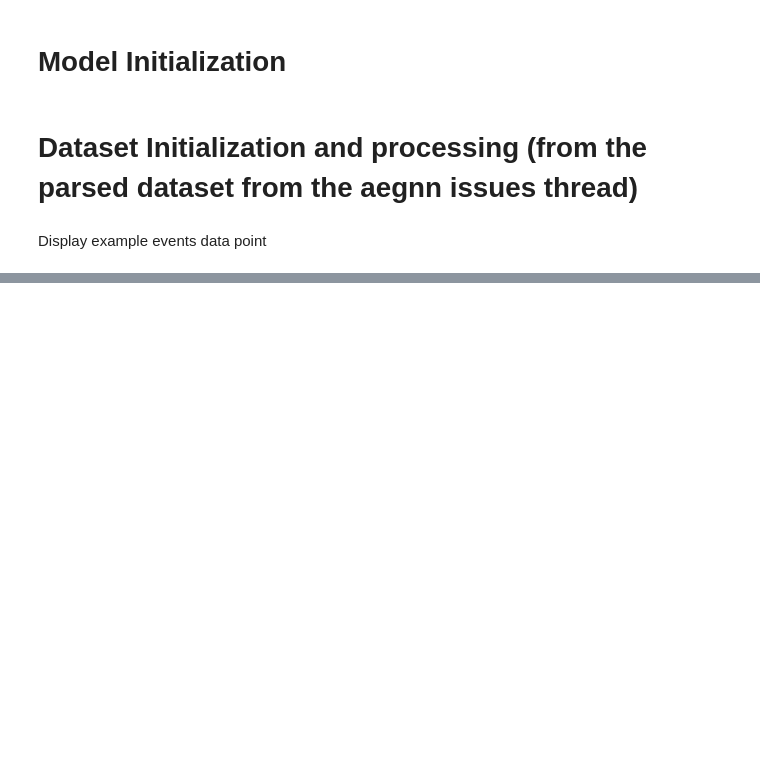
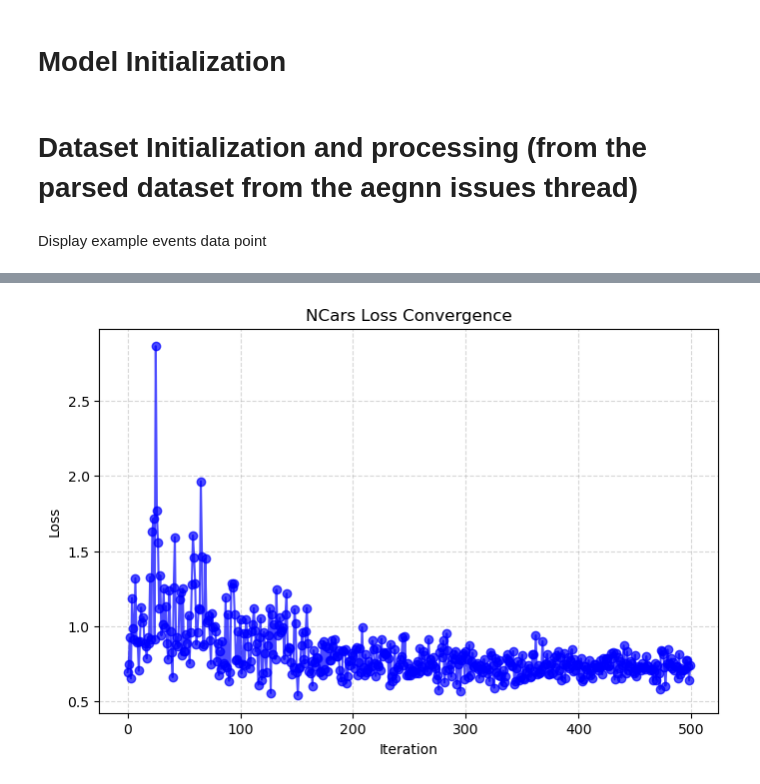
Before and after one commit to BPasak/GNNBenchmark, a Jupyter notebook: src/Examples/AEGNN_On_NCaltech.ipynb, the cells around one changed output, grey strips where cells are left out. Drawn from its saved outputs; the diff is of its cells as text; code cells hidden in the pictures; blank space fills up the shorter version.

Commit message:
Added the loss visualization to the AEGNN Training

```diff
--- a/src/Examples/AEGNN_On_NCaltech.ipynb
+++ b/src/Examples/AEGNN_On_NCaltech.ipynb
@@ -37,8 +39,8 @@ def transform_graph(graph: PyGData) -> PyGData:
 # Dataset Initialization and processing (from the parsed dataset from the aegnn issues thread)
 # %%
 #Instantiating the ncaltech dataset
-ncaltech = NCaltech(
-    root=r"D:\Uniwersytet\GNNBenchmarking\Datasets\NCaltech",
+ncaltech = NCars(
+    root=r"D:\Uniwersytet\GNNBenchmarking\Datasets\NCars\Prophesee_Dataset_n_cars",
     transform=transform_graph
 )
 
@@ -49,11 +51,11 @@ Display example events data point
 # %%
 training_set = BatchManager(
     dataset=ncaltech,
-    batch_size=4,
+    batch_size=25,
     mode="training"
 )
 # %%
-optimizer = Adam(model.parameters(), lr=5e-5)
+optimizer = Adam(model.parameters(), lr=5e-4)
 scheduler = torch.optim.lr_scheduler.ReduceLROnPlateau(optimizer, mode='min', factor=0.5, patience=25, cooldown = 20)
 
 loss_fn = CrossEntropyLoss()
@@ -63,9 +65,10 @@ classes = ncaltech.get_info().classes
 cls_to_idx = dict(zip(classes, range(len(classes))))
 # %%
 model.train()
-for i in range(400):
+losses = []
+for i in range(500):
     examples = next(training_set)
-    reference = torch.tensor([cls_to_idx[cls] for cls in examples.label], dtype=torch.long).to(device)
+    reference = examples.label.long().to(device)
     out = model(examples)
     loss = loss_fn(out, reference)
     loss.backward()
@@ -73,6 +76,7 @@ for i in range(400):
     scheduler.step(loss)
     print(f"Epoch {i}, learning rate: {scheduler.get_last_lr()[0]}")
     print(f"Loss: {loss.item()}")
+    losses.append(loss.item())
 
     optimizer.zero_grad()
 
@@ -87,7 +91,7 @@ correct = 0
 with torch.no_grad():
     for i in range(50):
         examples = next(training_set)
-        reference = torch.tensor([cls_to_idx[cls] for cls in examples.label], dtype=torch.long).to(device)
+        reference = examples.label.long().to(device)
         out = model(examples)
         prediction = out.argmax(dim = -1)
         is_correct = prediction - reference
@@ -100,0 +123,25 @@ print(f"Accuracy: {correct / predictions_made}")
+# %%
+import matplotlib.pyplot as plt
+%matplotlib inline
+
+def plot_loss_convergence(loss_list, title=f"NCars Loss Convergence", xlabel="Iteration", ylabel="Loss"):
+    """
+    Plots the loss over iterations to visualize convergence.
+
+    Parameters:
+    - loss_list: List or array of loss values over iterations
+    - title: Plot title
+    - xlabel: X-axis label
+    - ylabel: Y-axis label
+    """
+    plt.figure(figsize=(8,5))
+    plt.plot(loss_list, marker='o', linestyle='-', color='blue', alpha=0.7)
+    plt.title(title)
+    plt.xlabel(xlabel)
+    plt.ylabel(ylabel)
+    plt.grid(True, linestyle='--', alpha=0.5)
+    plt.show()
+
+plot_loss_convergence(losses)
+# %% [output]
+[figure, added]
```
Also changed, not shown: parts of 3 cells of this notebook.
